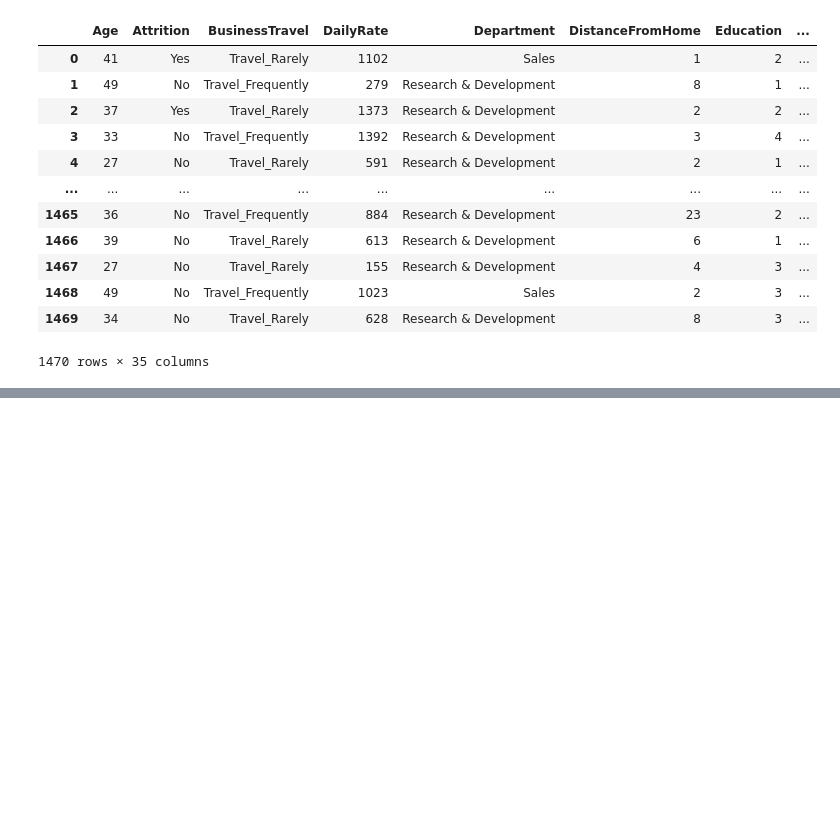
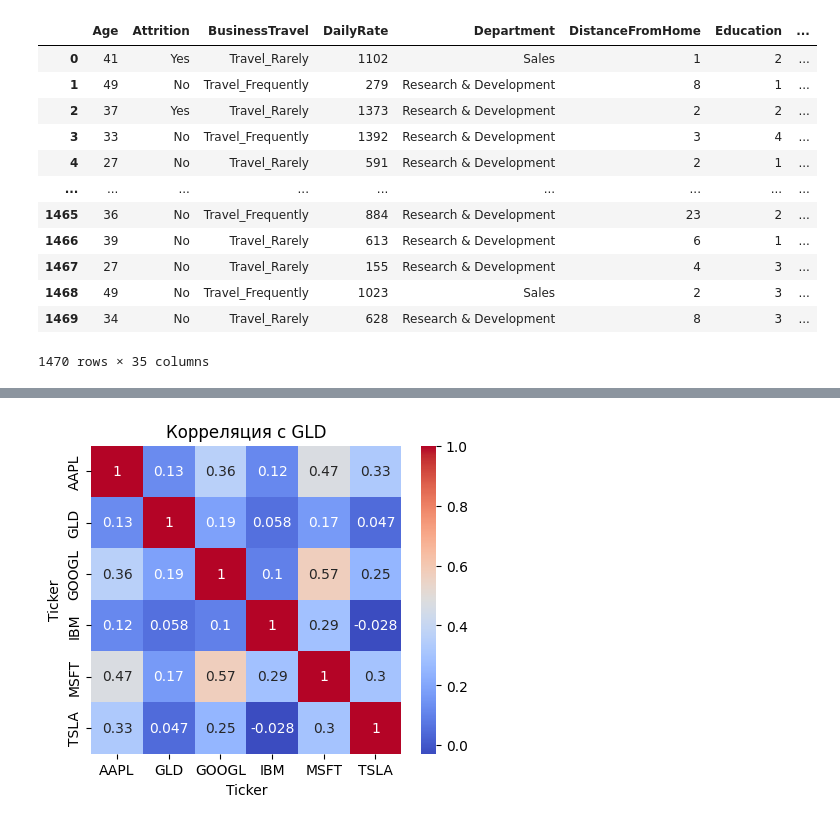
Before and after one commit to MrTesh/ai-bigdata-mirea, a Jupyter notebook: semester_5/practical_1/main.ipynb, the cells around one changed output, grey strips where cells are left out. Cells and saved outputs as stored; diff of their text form; code cells hidden in the pictures; blank space fills up the shorter version.

```diff
--- a/semester_5/practical_1/main.ipynb
+++ b/semester_5/practical_1/main.ipynb
@@ -68,0 +143,8 @@ prices.TSLA.plot()
+# %%
+corr_new = returns_new.corr().round(3)
+plt.figure(figsize=(5, 4))
+sns.heatmap(corr_new, annot=True, cmap='coolwarm')
+plt.title('Корреляция с GLD')
+plt.show()
+# %% [output]
+[figure, added]
```
Also changed, not shown: parts of 9 cells of this notebook.
